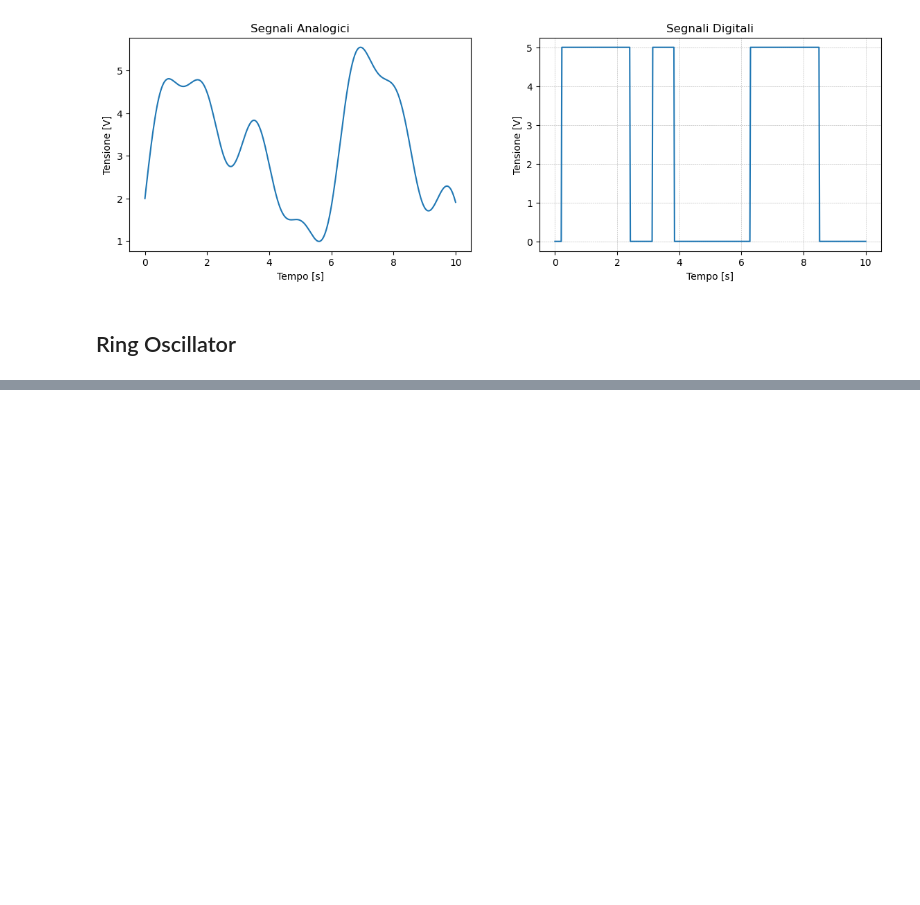
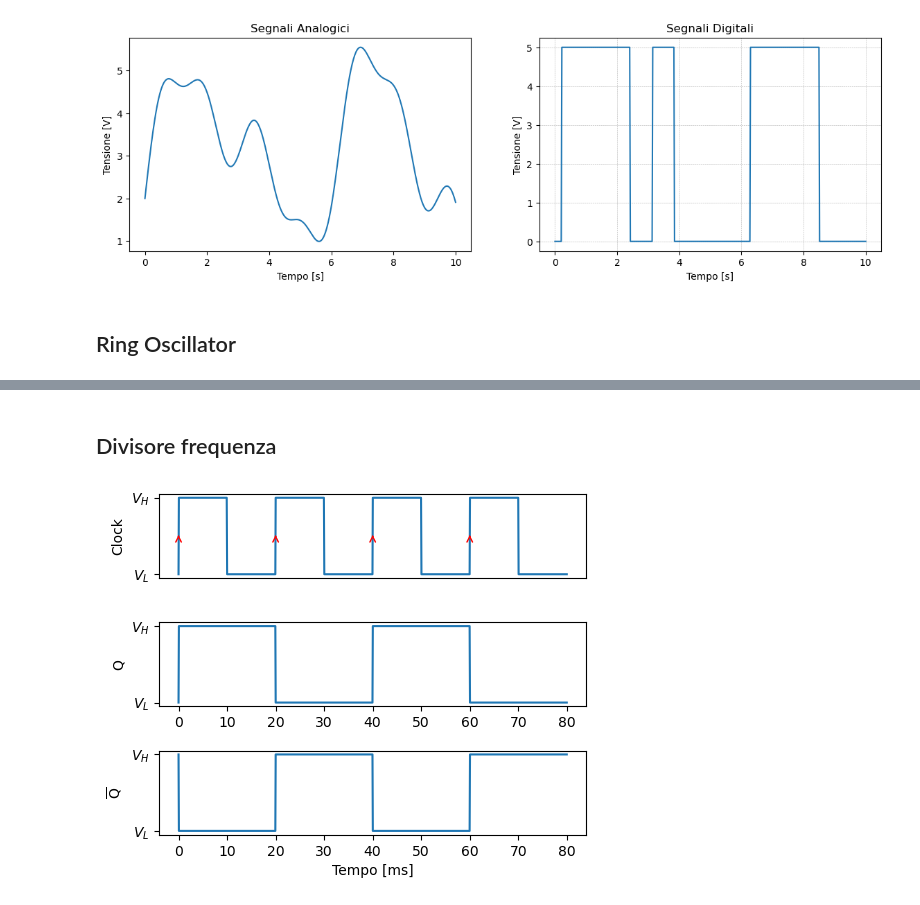
Before and after one commit to DecaMeron23/relazioni-laboratorio-elettronica, a Jupyter notebook: 04-lab-23-ottobre/analisi.ipynb, the cells around one changed output, grey strips where cells are left out. Drawn from its saved outputs; the diff is of its cells as text; code cells hidden in the pictures; blank space fills up the shorter version.

```diff
--- a/04-lab-23-ottobre/analisi.ipynb
+++ b/04-lab-23-ottobre/analisi.ipynb
@@ -52,0 +53,35 @@ plt.savefig("immagini/ring-oscillator/plot-Freq-Res.png" , dpi = 600 , bbox_inch
+# %% [markdown]
+## Divisore frequenza
+# %%
+t = np.linspace(0 , 8 , 1000)
+v_max = 5
+offset = v_max / 2
+temp = v_max * np.sin(1*np.pi * t) + offset
+temp_1 = v_max * np.sin(0.5*np.pi * t) + offset
+
+clk = np.where(temp > offset , v_max , 0)
+D = np.where(temp_1 > offset , v_max , 0)
+Q_n = v_max - D
+fig , ax = plt.subplots(3 , 1 , figsize = (5,4))
+fig.tight_layout(w_pad=0.5)
+
+ax[0].plot(t , clk)
+ax[0].set_ylabel("Clock")
+ax[0].set_yticks((0 , 5) , (r"$V_{L}$" , r"$V_{H}$") )
+ax[0].set_xticks([])
+for i in range(0 , 8 , 2):
+    ax[0].annotate("", xytext=(i, 2.25), xy=(i, 2.75),
+            arrowprops=dict(arrowstyle="->" ,  ec="r"))
+
+ax[1].plot(10*t , D)
+ax[1].set_ylabel("Q")
+ax[1].set_yticks((0 , 5) , (r"$V_{L}$" , r"$V_{H}$") )
+
+ax[2].plot(10*t , Q_n)
+ax[2].set_ylabel(r"$\overline{\mathrm{Q}}$")
+ax[2].set_xlabel("Tempo [ms]")
+ax[2].set_yticks((0 , 5) , (r"$V_{L}$" , r"$V_{H}$") )
+
+fig.savefig("immagini/flip-flop-D/esempio-divisore-freq.png" , dpi = 600 , bbox_inches='tight')
+# %% [output]
+[figure, added]
```
Also changed, not shown: parts of 1 cell of this notebook, 14 other files.
